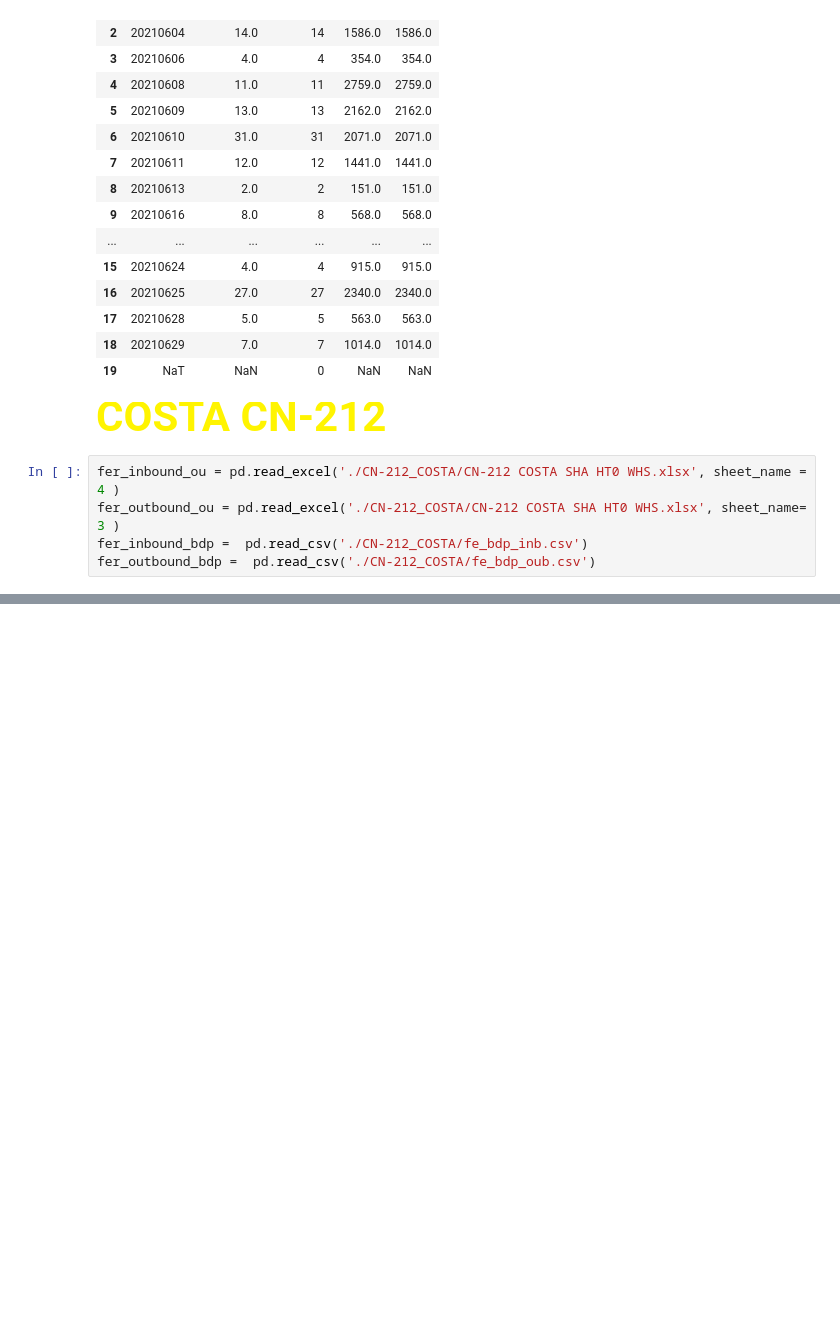
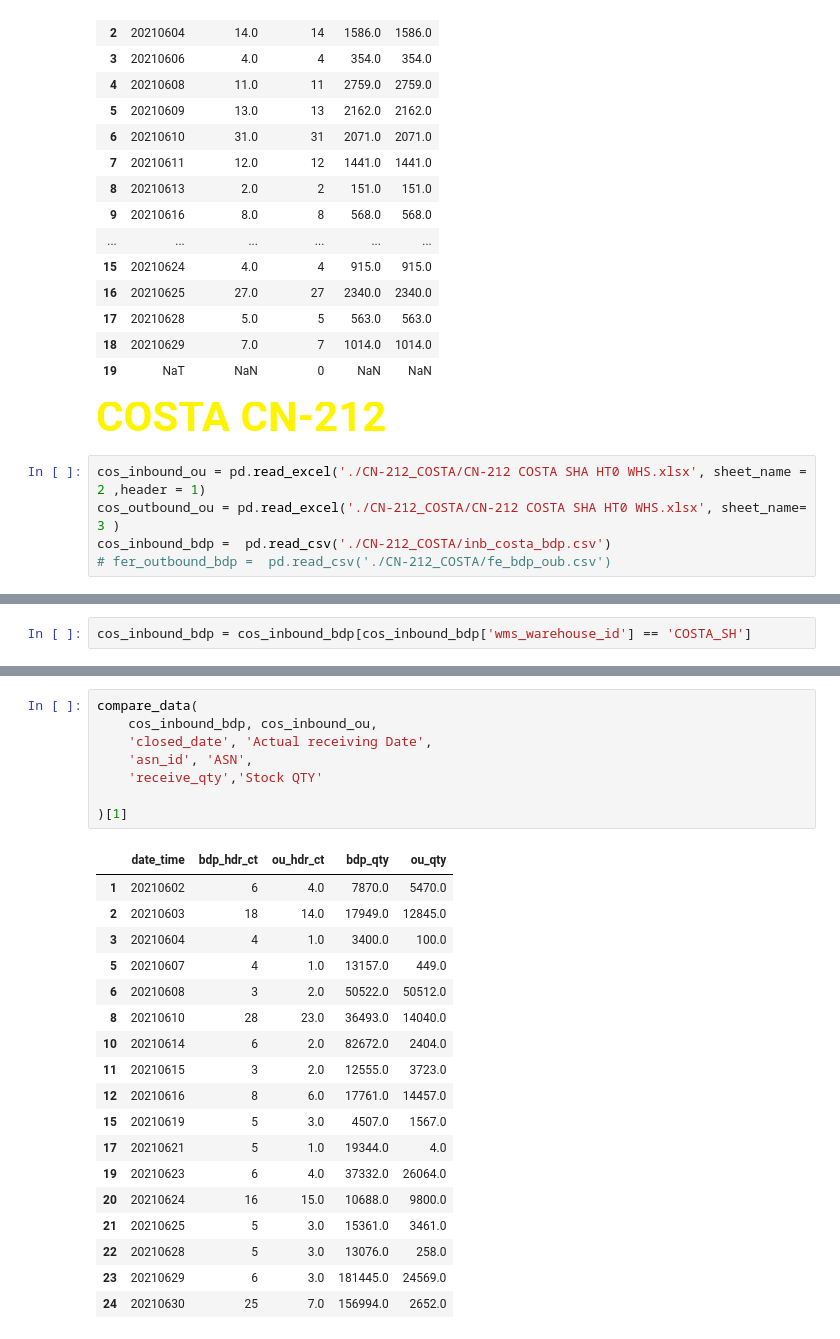
Before and after one commit to fyenne/CN-214, a Jupyter notebook: check_ou_bdp.ipynb, the cells around one changed output, grey strips where cells are left out. Cells and saved outputs as stored; diff of their text form; blank space fills up the shorter version.

```diff
--- a/check_ou_bdp.ipynb
+++ b/check_ou_bdp.ipynb
@@ -1417,7 +1417,7 @@ compare_data(
 # %% [markdown]
 <span style="color:rgba(255,244,0,1);font-size:42px"><b>COSTA CN-212</b></span>
 # %%
-fer_inbound_ou = pd.read_excel('./CN-212_COSTA/CN-212 COSTA SHA HT0 WHS.xlsx', sheet_name = 4 )
-fer_outbound_ou = pd.read_excel('./CN-212_COSTA/CN-212 COSTA SHA HT0 WHS.xlsx', sheet_name=  3 )
-fer_inbound_bdp =  pd.read_csv('./CN-212_COSTA/fe_bdp_inb.csv')
-fer_outbound_bdp =  pd.read_csv('./CN-212_COSTA/fe_bdp_oub.csv')
+cos_inbound_ou = pd.read_excel('./CN-212_COSTA/CN-212 COSTA SHA HT0 WHS.xlsx', sheet_name = 2 ,header = 1)
+cos_outbound_ou = pd.read_excel('./CN-212_COSTA/CN-212 COSTA SHA HT0 WHS.xlsx', sheet_name=  3 )
+cos_inbound_bdp =  pd.read_csv('./CN-212_COSTA/inb_costa_bdp.csv')
+# fer_outbound_bdp =  pd.read_csv('./CN-212_COSTA/fe_bdp_oub.csv')
@@ -1423,0 +1431,2 @@ fer_outbound_bdp =  pd.read_csv('./CN-212_COSTA/fe_bdp_oub.csv')
+# %%
+cos_inbound_bdp = cos_inbound_bdp[cos_inbound_bdp['wms_warehouse_id'] == 'COSTA_SH']
@@ -1423,0 +1470,27 @@ fer_outbound_bdp =  pd.read_csv('./CN-212_COSTA/fe_bdp_oub.csv')
+# %%
+compare_data(
+    cos_inbound_bdp, cos_inbound_ou,
+    'closed_date', 'Actual receiving Date',
+    'asn_id', 'ASN',
+    'receive_qty','Stock QTY'
+
+)[1]
+# %% [output]
+|  | date_time | bdp_hdr_ct | ou_hdr_ct | bdp_qty | ou_qty |
+| 1 | 20210602 | 6 | 4.0 | 7870.0 | 5470.0 |
+| 2 | 20210603 | 18 | 14.0 | 17949.0 | 12845.0 |
+| 3 | 20210604 | 4 | 1.0 | 3400.0 | 100.0 |
+| 5 | 20210607 | 4 | 1.0 | 13157.0 | 449.0 |
+| 6 | 20210608 | 3 | 2.0 | 50522.0 | 50512.0 |
+| 8 | 20210610 | 28 | 23.0 | 36493.0 | 14040.0 |
+| 10 | 20210614 | 6 | 2.0 | 82672.0 | 2404.0 |
+| 11 | 20210615 | 3 | 2.0 | 12555.0 | 3723.0 |
+| 12 | 20210616 | 8 | 6.0 | 17761.0 | 14457.0 |
+| 15 | 20210619 | 5 | 3.0 | 4507.0 | 1567.0 |
+| 17 | 20210621 | 5 | 1.0 | 19344.0 | 4.0 |
+| 19 | 20210623 | 6 | 4.0 | 37332.0 | 26064.0 |
+| 20 | 20210624 | 16 | 15.0 | 10688.0 | 9800.0 |
+| 21 | 20210625 | 5 | 3.0 | 15361.0 | 3461.0 |
+| 22 | 20210628 | 5 | 3.0 | 13076.0 | 258.0 |
+| 23 | 20210629 | 6 | 3.0 | 181445.0 | 24569.0 |
+| 24 | 20210630 | 25 | 7.0 | 156994.0 | 2652.0 |
```
Also changed, not shown: parts of 9 cells of this notebook.
